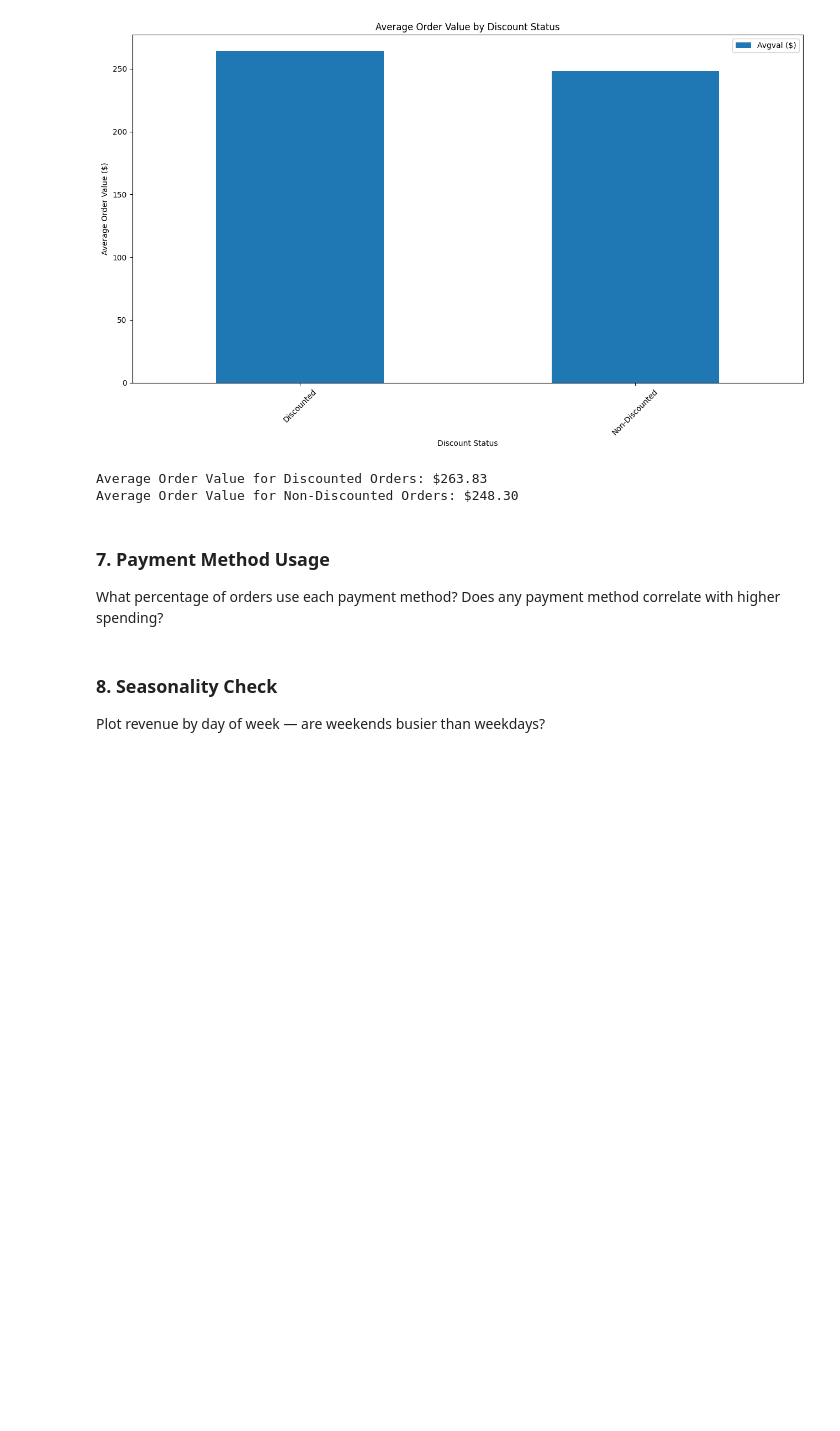
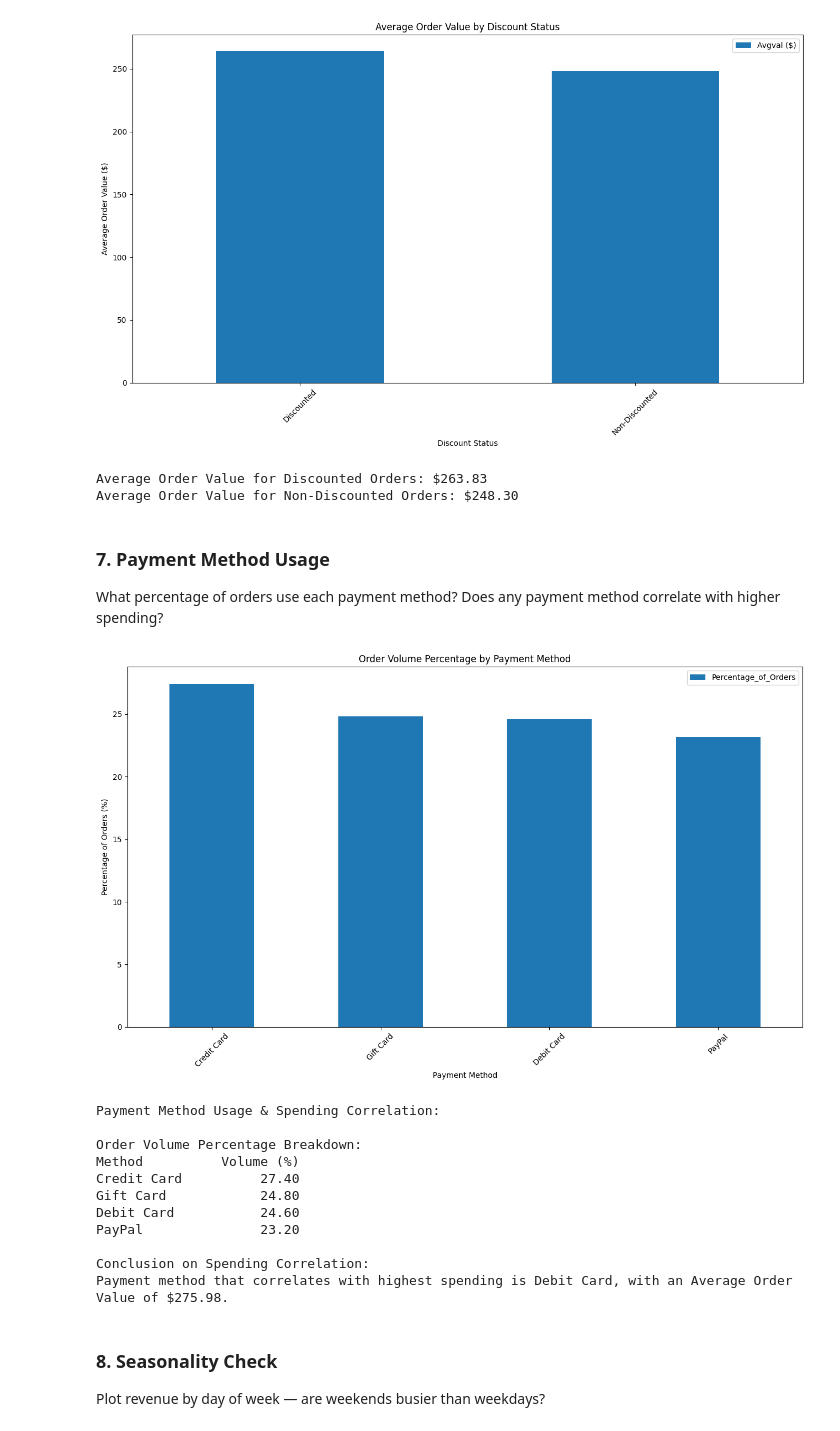
Before and after one commit to mmorcos434/ds-fall-2025-fri-1230, a Jupyter notebook: Week-06-Business-Stats-Analytics/homeworks/Penny-Wang-Exercise-Week_06.ipynb, the cells around one changed output. Saved outputs shown, nothing was run; the diff lists cells and outputs as text; code cells hidden in the pictures; blank space fills up the shorter version.

```diff
--- a/Week-06-Business-Stats-Analytics/homeworks/Penny-Wang-Exercise-Week_06.ipynb
+++ b/Week-06-Business-Stats-Analytics/homeworks/Penny-Wang-Exercise-Week_06.ipynb
@@ -410,6 +410,65 @@ Average Order Value for Non-Discounted Orders: $248.30
 What percentage of orders use each payment method? Does any payment method correlate with higher spending?
 # %%
 # Your code here
+
+#% orders
+total_orders = df.shape[0]
+payment_volume = df.groupby('payment_method')['order_id'].count().reset_index()
+payment_volume['Percentage_of_Orders'] = (payment_volume['order_id'] / total_orders) * 100
+payment_volume = payment_volume.sort_values(by='Percentage_of_Orders', ascending=False)
+
+# Average Order Value by Payment Method
+payment_aov = df.groupby('payment_method').agg(
+    Total_Revenue=('revenue', 'sum'),
+    Total_Orders=('order_id', 'count')
+).reset_index()
+
+payment_aov['AOV ($)'] = payment_aov['Total_Revenue'] / payment_aov['Total_Orders']
+payment_aov_sorted = payment_aov.sort_values(by='AOV ($)', ascending=False)
+
+# Table
+final_payment_analysis = pd.merge(payment_volume, payment_aov_sorted[['payment_method', 'AOV ($)']], on='payment_method')
+final_payment_analysis = final_payment_analysis.sort_values(by='Percentage_of_Orders', ascending=False)
+
+# Find correlation
+highest_aov_method = payment_aov_sorted.iloc[0]
+
+# visualization - bar chart
+final_payment_analysis.plot(kind="bar", x="payment_method", y="Percentage_of_Orders",
+                    figsize=(13,8), title="Order Volume Percentage by Payment Method")
+plt.xlabel("Payment Method")
+plt.ylabel("Percentage of Orders (%)")
+plt.xticks(rotation=45)
+plt.tight_layout()
+plt.show()
+
+methods = final_payment_analysis['payment_method'].tolist()
+percentages = final_payment_analysis['Percentage_of_Orders'].tolist()
+
+# Answer to Q7
+print("Payment Method Usage & Spending Correlation:\n")
+
+print("Order Volume Percentage Breakdown:")
+print("{:<15} {:>10}".format("Method", "Volume (%)"))
+
+for method, percentage in zip(methods, percentages):
+    print("{:<15} {:>10.2f}".format(method, percentage))
+
+print(f"\nConclusion on Spending Correlation:")
+print(f"Payment method that correlates with highest spending is {highest_aov_method['payment_method']}, with an Average Order Value of ${highest_aov_method['AOV ($)']:.2f}.")
+# %% [output]
+[figure, added]
+Payment Method Usage & Spending Correlation:
+
+Order Volume Percentage Breakdown:
+Method          Volume (%)
+Credit Card          27.40
+Gift Card            24.80
+Debit Card           24.60
+PayPal               23.20
+
+Conclusion on Spending Correlation:
+Payment method that correlates with highest spending is Debit Card, with an Average Order Value of $275.98.
 # %% [markdown]
 ### 8. Seasonality Check
 Plot revenue by day of week — are weekends busier than weekdays?
```
Also changed, not shown: parts of 1 cell of this notebook.
